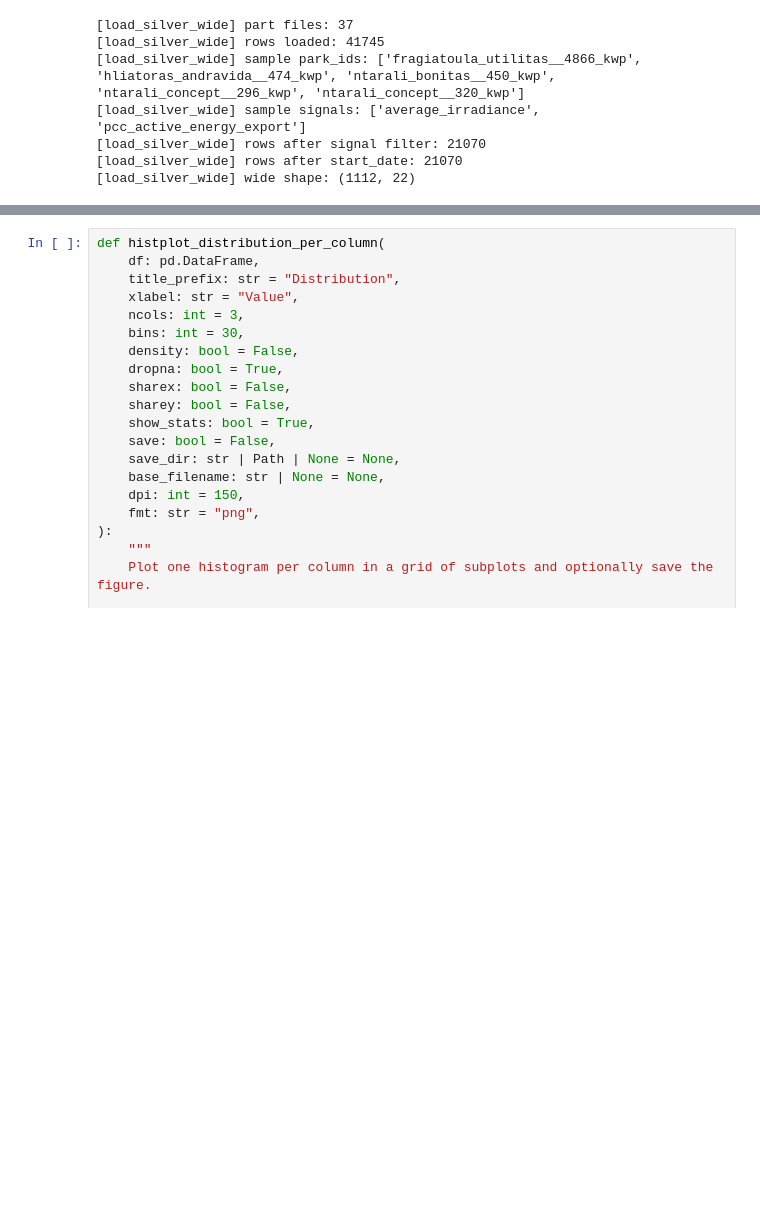
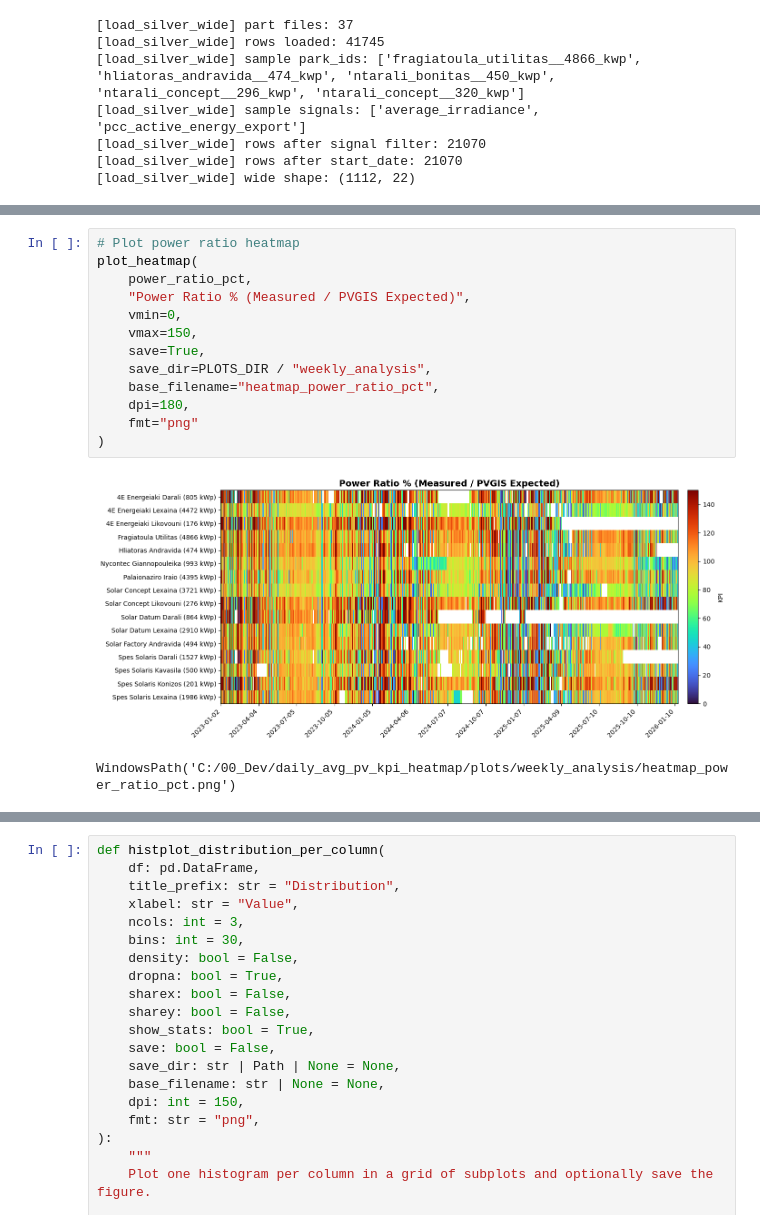
Before and after one commit to steliosvliaros/daily_avg_pv_kpi_heatmap, a Jupyter notebook: notebooks/01_prototype_pvgis_pi_heatmap.ipynb, the cells around one changed output, grey strips where cells are left out. Drawn from its saved outputs; the diff is of its cells as text; blank space fills up the shorter version.

Commit message:
Update weekly analysis plots
- Updated daily energy timeseries grid plot.
- Updated heatmap for January 2026.
- Added new heatmap for power ratio percentage.

```diff
--- a/notebooks/01_prototype_pvgis_pi_heatmap.ipynb
+++ b/notebooks/01_prototype_pvgis_pi_heatmap.ipynb
@@ -1625,0 +1716,16 @@ plot_heatmap(flag, "Flags (-1 low, 0 ok, +1 high)", vmin=-1, vmax=1,
+# %%
+# Plot power ratio heatmap
+plot_heatmap(
+    power_ratio_pct,
+    "Power Ratio % (Measured / PVGIS Expected)",
+    vmin=0,
+    vmax=150,
+    save=True,
+    save_dir=PLOTS_DIR / "weekly_analysis",
+    base_filename="heatmap_power_ratio_pct",
+    dpi=180,
+    fmt="png"
+)
+# %% [output]
+[figure, added]
+WindowsPath('C:/00_Dev/daily_avg_pv_kpi_heatmap/plots/weekly_analysis/heatmap_power_ratio_pct.png')
```
Also changed, not shown: parts of 10 cells of this notebook, 3 other files.
